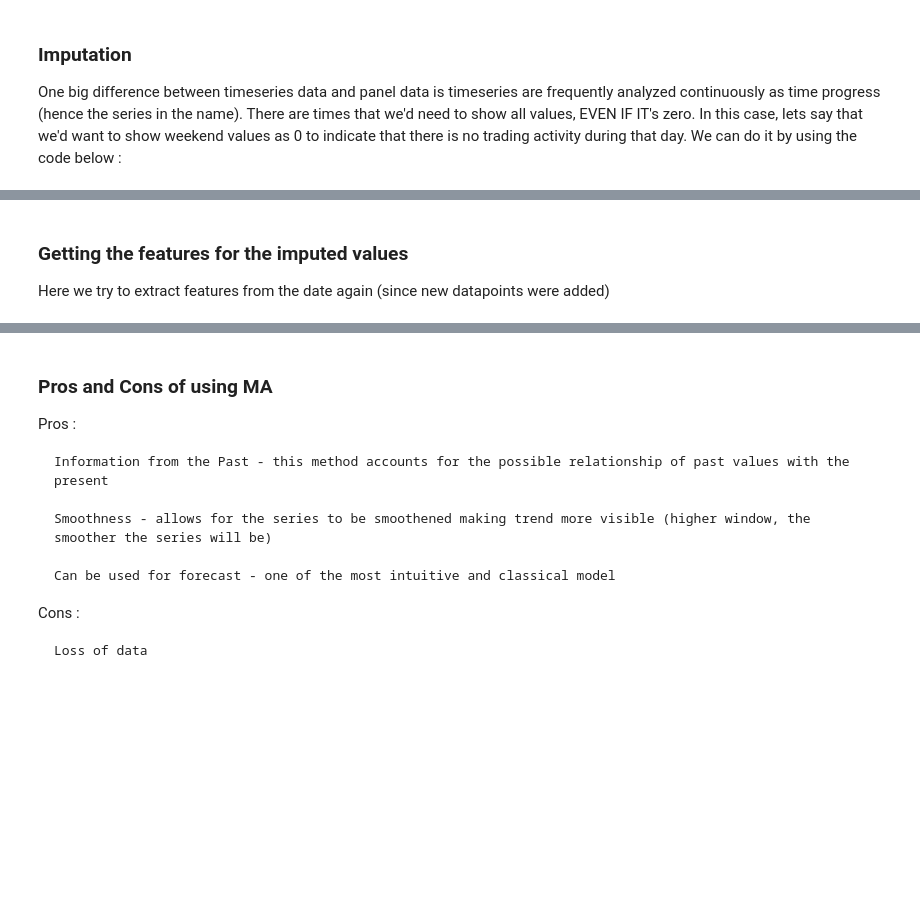
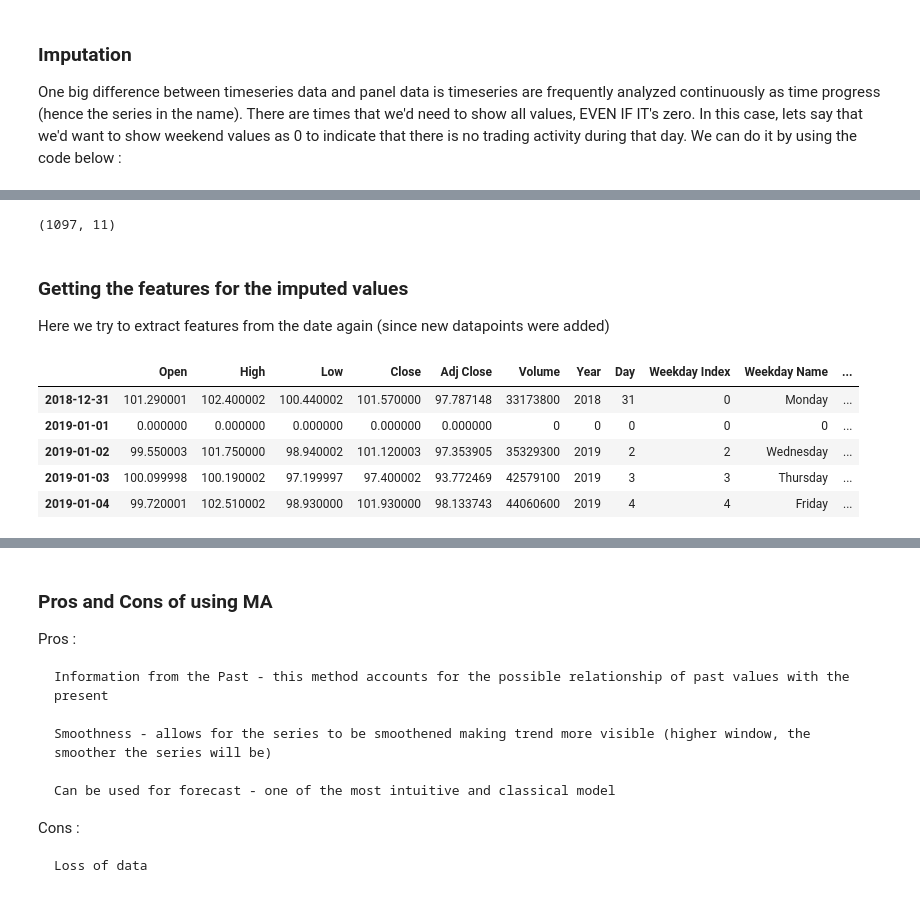
Before and after one commit to francheska-vicente/datapre-notebooks, a Jupyter notebook: 08 - Time Series Analysis.ipynb, the cells around one changed output, grey strips where cells are left out. Cells and saved outputs as stored; diff of their text form; code cells hidden in the pictures; blank space fills up the shorter version.

```diff
--- a/08 - Time Series Analysis.ipynb
+++ b/08 - Time Series Analysis.ipynb
@@ -162,7 +225,24 @@ sample_imputation = fill_in_missing_dates(sample_imputation,
+# %%
+sample_imputation.shape
+# -> We now have 1097 rows, as we have added the rows for the weekends
+# %% [output]
+(1097, 11)
 # %% [markdown]
 ### Getting the features for the imputed values
 
 Here we try to extract features from the date again (since new datapoints were added)
+# %%
+sample_imputation.head()
+# -> As we can see, the day and weekday index should not be 0, so we have to
+# compute it using the date. However, we don't have a date column, which
+# is why we're going to create one using the index.
+# %% [output]
+|  | Open | High | Low | Close | Adj Close | Volume | Year | Day | Weekday Index | Weekday Name | ... |
+| 2018-12-31 | 101.290001 | 102.400002 | 100.440002 | 101.570000 | 97.787148 | 33173800 | 2018 | 31 | 0 | Monday | ... |
+| 2019-01-01 | 0.000000 | 0.000000 | 0.000000 | 0.000000 | 0.000000 | 0 | 0 | 0 | 0 | 0 | ... |
+| 2019-01-02 | 99.550003 | 101.750000 | 98.940002 | 101.120003 | 97.353905 | 35329300 | 2019 | 2 | 2 | Wednesday | ... |
+| 2019-01-03 | 100.099998 | 100.190002 | 97.199997 | 97.400002 | 93.772469 | 42579100 | 2019 | 3 | 3 | Thursday | ... |
+| 2019-01-04 | 99.720001 | 102.510002 | 98.930000 | 101.930000 | 98.133743 | 44060600 | 2019 | 4 | 4 | Friday | ... |
 # %%
 sample_imputation['Date'] = sample_imputation.index
 # %%
```
Also changed, not shown: parts of 14 cells of this notebook.
